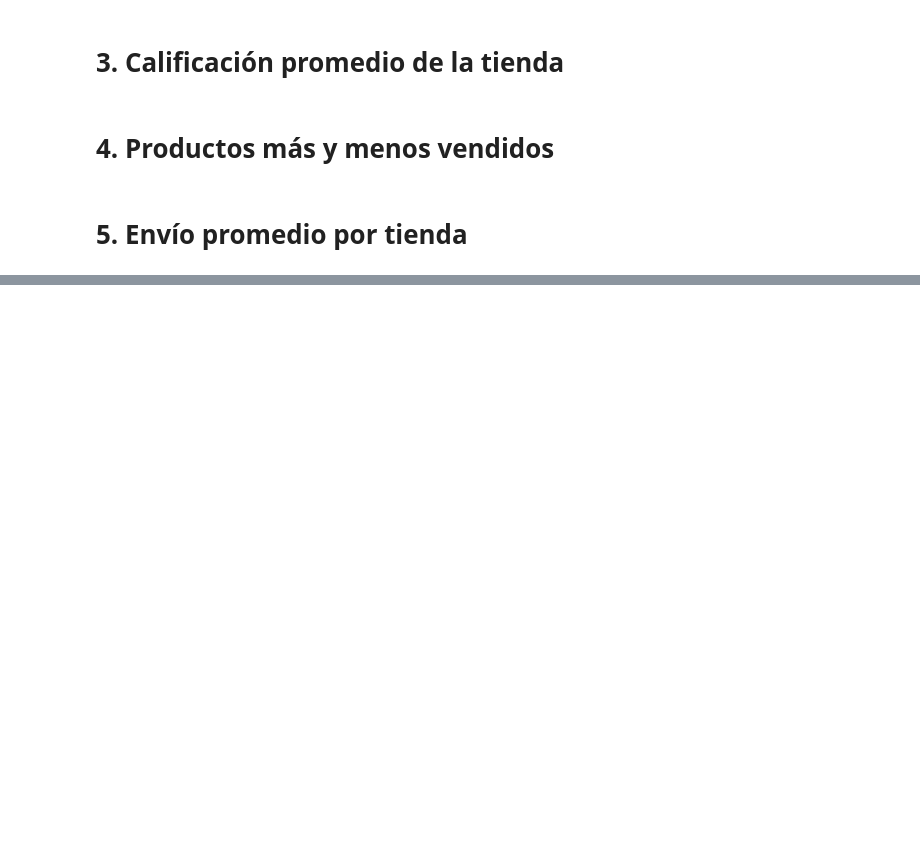
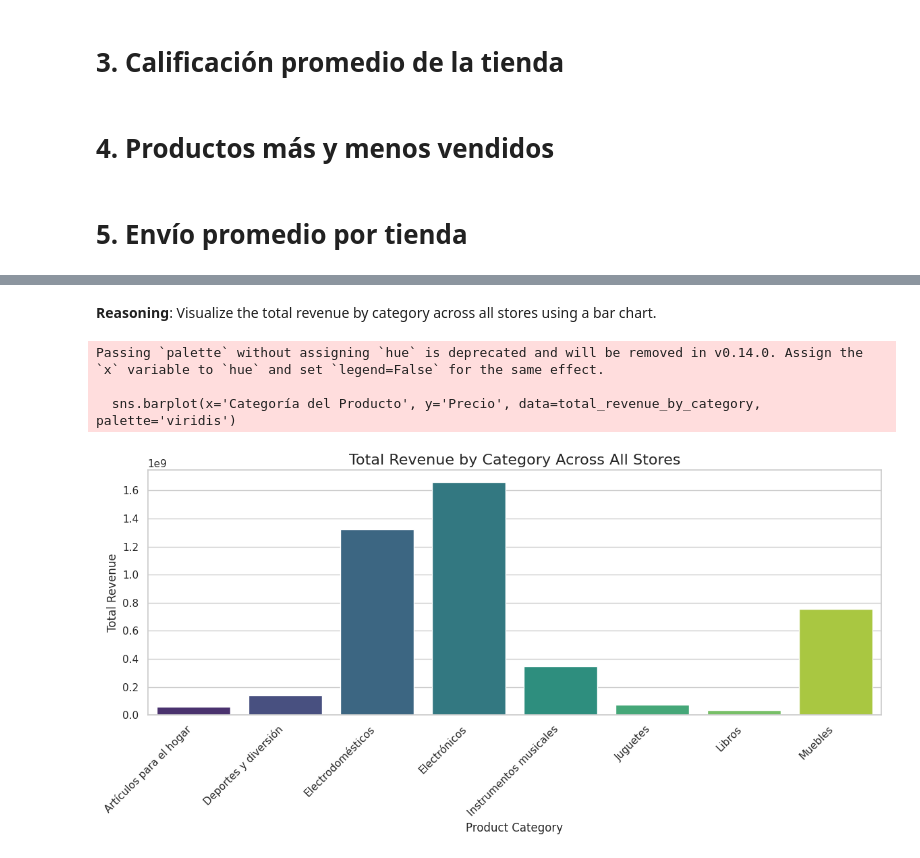
Before and after one commit to Socadan/challenge1-data-science-latam, a Jupyter notebook: AluraStoreLatam.ipynb, the cells around one changed output, grey strips where cells are left out. Saved outputs shown, nothing was run; the diff lists cells and outputs as text; code cells hidden in the pictures; blank space fills up the shorter version.

```diff
--- a/AluraStoreLatam.ipynb
+++ b/AluraStoreLatam.ipynb
@@ -45,0 +386,7 @@ Total revenue for Tienda 4: 1038375700.0
+# %%
+all_stores_revenue = pd.concat([tienda, tienda2, tienda3, tienda4])
+
+total_revenue_by_category = all_stores_revenue.groupby('Categoría del Producto')['Precio'].sum().reset_index()
+
+print("Total revenue by category across all stores:")
+display(total_revenue_by_category)
@@ -45,0 +409,17 @@ Total revenue for Tienda 4: 1038375700.0
+# %% [markdown]
+**Reasoning**:
+Visualize the total revenue by category across all stores using a bar chart.
+# %%
+plt.figure(figsize=(12, 6))
+sns.barplot(x='Categoría del Producto', y='Precio', data=total_revenue_by_category, palette='viridis')
+plt.title('Total Revenue by Category Across All Stores', fontsize=16)
+plt.xlabel('Product Category', fontsize=12)
+plt.ylabel('Total Revenue', fontsize=12)
+plt.xticks(rotation=45, ha='right')
+plt.tight_layout()
+plt.show()
+# %% [output]
+Passing `palette` without assigning `hue` is deprecated and will be removed in v0.14.0. Assign the `x` variable to `hue` and set `legend=False` for the same effect.
+
+  sns.barplot(x='Categoría del Producto', y='Precio', data=total_revenue_by_category, palette='viridis')
+[figure, added]
```
Also changed, not shown: parts of 39 cells of this notebook.
